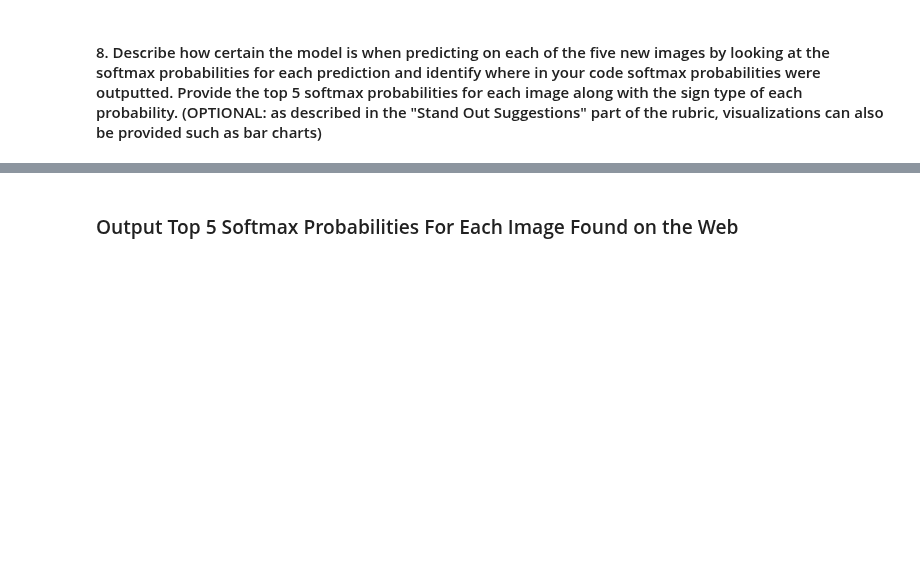
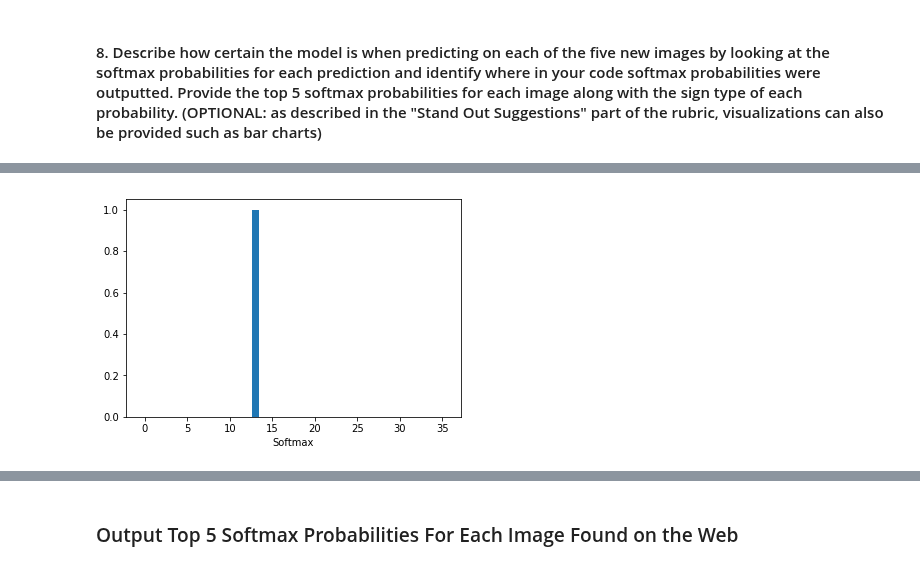
Before and after one commit to calsaviour/sdc, a Jupyter notebook: TermOne/CarND-Traffic-Sign-Classifier-Project/Traffic_Sign_Classifier.ipynb, the cells around one changed output, grey strips where cells are left out. Saved outputs shown, nothing was run; the diff lists cells and outputs as text; code cells hidden in the pictures; blank space fills up the shorter version.

```diff
--- a/TermOne/CarND-Traffic-Sign-Classifier-Project/Traffic_Sign_Classifier.ipynb
+++ b/TermOne/CarND-Traffic-Sign-Classifier-Project/Traffic_Sign_Classifier.ipynb
@@ -681,0 +766,7 @@ Images  | Probabilty
+# %%
+plt.bar(predicts[1][0], predicts[0][0])
+plt.xlabel('Classes')
+plt.xlabel('Softmax')
+plt.show()
+# %% [output]
+[figure, added]
```
Also changed, not shown: parts of 36 cells of this notebook, 3 other files.
